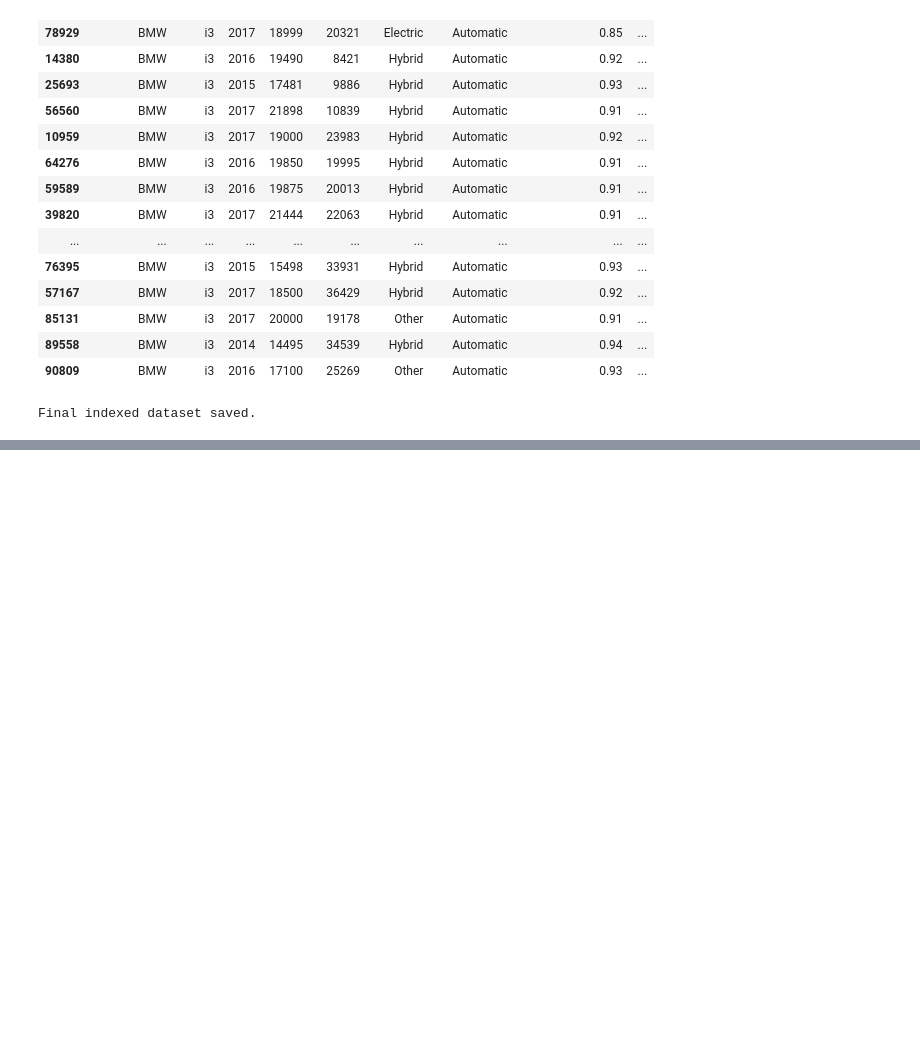
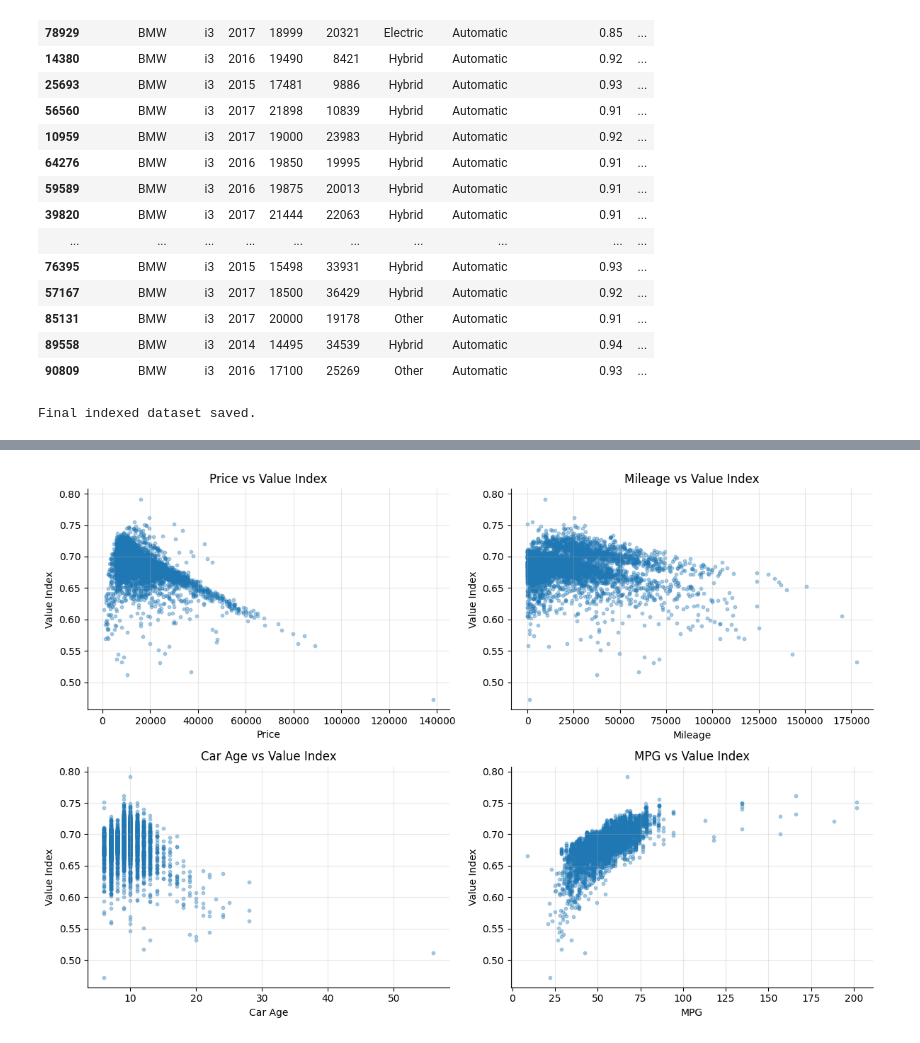
Before and after one commit to TXTEck/DAV_CA1, a Jupyter notebook: notebooks/car_price_analysis.ipynb, the cells around one changed output, grey strips where cells are left out. Cells and saved outputs as stored; diff of their text form; code cells hidden in the pictures; blank space fills up the shorter version.

```diff
--- a/notebooks/car_price_analysis.ipynb
+++ b/notebooks/car_price_analysis.ipynb
@@ -1285,0 +1406,27 @@ Final indexed dataset saved.
+# %%
+plot_variables = [
+    ("price", "Price"),
+    ("mileage", "Mileage"),
+    ("car_age", "Car Age"),
+    ("mpg", "MPG")
+]
+
+# Use a sample to keep the plots readable
+plot_sample = cars.sample(5000, random_state=42)
+
+fig, axes = plt.subplots(2, 2, figsize=(12, 8))
+
+for ax, (col, title) in zip(axes.flatten(), plot_variables):
+    ax.scatter(plot_sample[col], plot_sample["car_value_index"], alpha=0.35, s=10)
+    ax.set_xlabel(title)
+    ax.set_ylabel("Value Index")
+    ax.set_title(f"{title} vs Value Index")
+    ax.grid(alpha=0.3)
+    ax.spines["top"].set_visible(False)
+    ax.spines["right"].set_visible(False)
+
+plt.tight_layout()
+plt.savefig("../images/key_variables_vs_value_index_small_multiples.png", dpi=300, bbox_inches="tight")
+plt.show()
+# %% [output]
+[figure, added]
```
Also changed, not shown: parts of 6 cells of this notebook, 6 other files.
